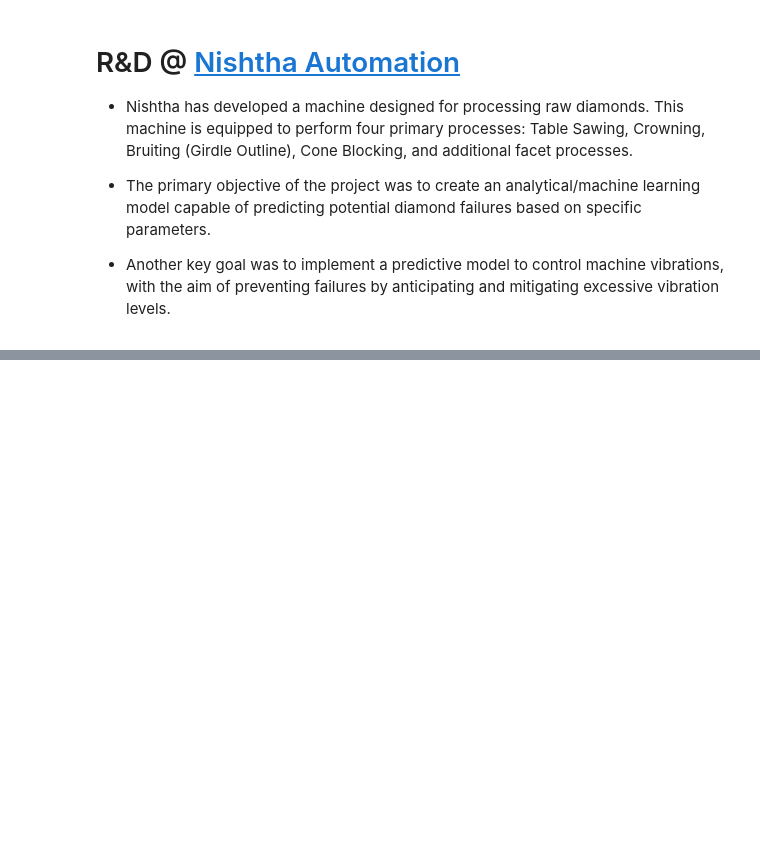
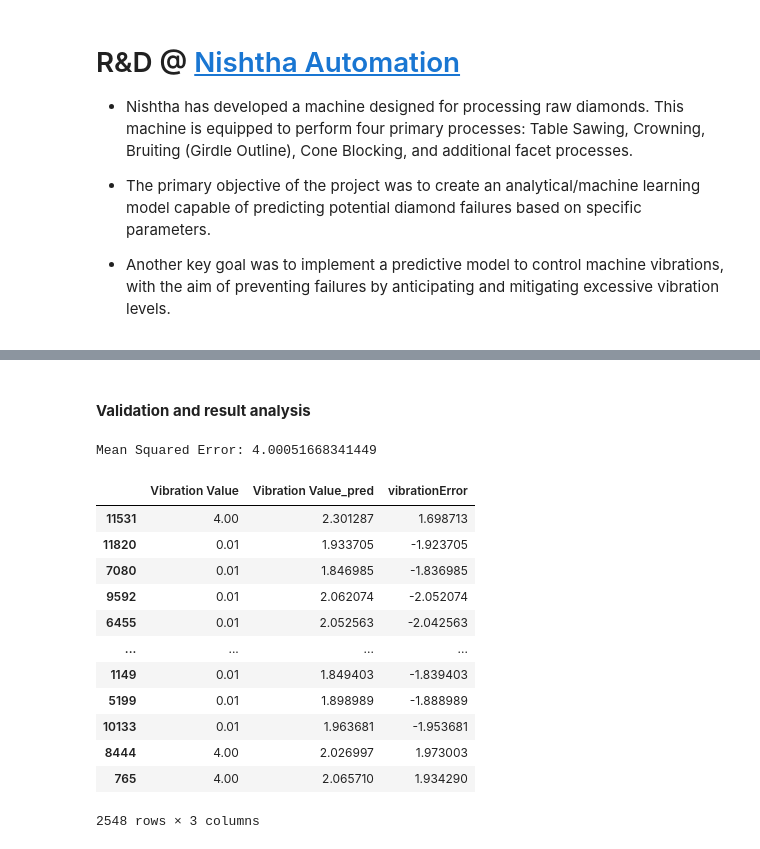
Before and after one commit to pragneshrana/WorkSample, a Jupyter notebook: AutomationControl.ipynb, the cells around one changed output, grey strips where cells are left out. Drawn from its saved outputs; the diff is of its cells as text; code cells hidden in the pictures; blank space fills up the shorter version.

```diff
--- a/AutomationControl.ipynb
+++ b/AutomationControl.ipynb
@@ -109,0 +362,8 @@ diamond_data.head()
+# %%
+import statsmodels.api as sm
+from sklearn.model_selection import train_test_split
+from sklearn.metrics import mean_squared_error
+
+# Add a constant term to the independent variables matrix for statsmodels
+X_train_lr = sm.add_constant(X_train) #lr=linear regression
+X_test_lr = sm.add_constant(X_test) #lr=linear regression
@@ -109,0 +395,4 @@ diamond_data.head()
+# %%
+# Fit the linear regression model
+model = sm.OLS(y_train, X_train_lr).fit()
+print(model.summary())
@@ -109,0 +419,14 @@ diamond_data.head()
+# %%
+# Iteratively remove columns with p-values > 0.05
+while model.pvalues.max() > 0.05:
+    # Identify the column with the highest p-value
+    max_pvalue_column = model.pvalues.idxmax()
+
+    # Remove the corresponding column from X
+    X_train_lr = X_train_lr.drop(columns=[max_pvalue_column])
+
+    # Refit the model
+    model = sm.OLS(y_train, X_train_lr).fit()
+
+# Display the final model summary
+print(model.summary())
@@ -109,0 +531,30 @@ diamond_data.head()
+# %% [markdown]
+#### **Validation and result analysis**
+# %%
+# Make predictions on the test set
+X_test_lr = X_test_lr[model.model.exog_names]
+y_pred = model.predict(X_test_lr)
+# %%
+# Evaluate the model
+mse = mean_squared_error(y_test, y_pred)
+print("Mean Squared Error:", mse)
+# %% [output]
+Mean Squared Error: 4.00051668341449
+# %%
+result_df = pd.concat([y_test, pd.Series(y_pred, name='Vibration Value_pred')], axis=1)
+result_df['vibrationError'] = result_df['Vibration Value'] - result_df['Vibration Value_pred']
+result_df
+# %% [output]
+|  | Vibration Value | Vibration Value_pred | vibrationError |
+| 11531 | 4.00 | 2.301287 | 1.698713 |
+| 11820 | 0.01 | 1.933705 | -1.923705 |
+| 7080 | 0.01 | 1.846985 | -1.836985 |
+| 9592 | 0.01 | 2.062074 | -2.052074 |
+| 6455 | 0.01 | 2.052563 | -2.042563 |
+| ... | ... | ... | ... |
+| 1149 | 0.01 | 1.849403 | -1.839403 |
+| 5199 | 0.01 | 1.898989 | -1.888989 |
+| 10133 | 0.01 | 1.963681 | -1.953681 |
+| 8444 | 4.00 | 2.026997 | 1.973003 |
+| 765 | 4.00 | 2.065710 | 1.934290 |
+2548 rows × 3 columns
```
Also changed, not shown: parts of 48 cells of this notebook.
